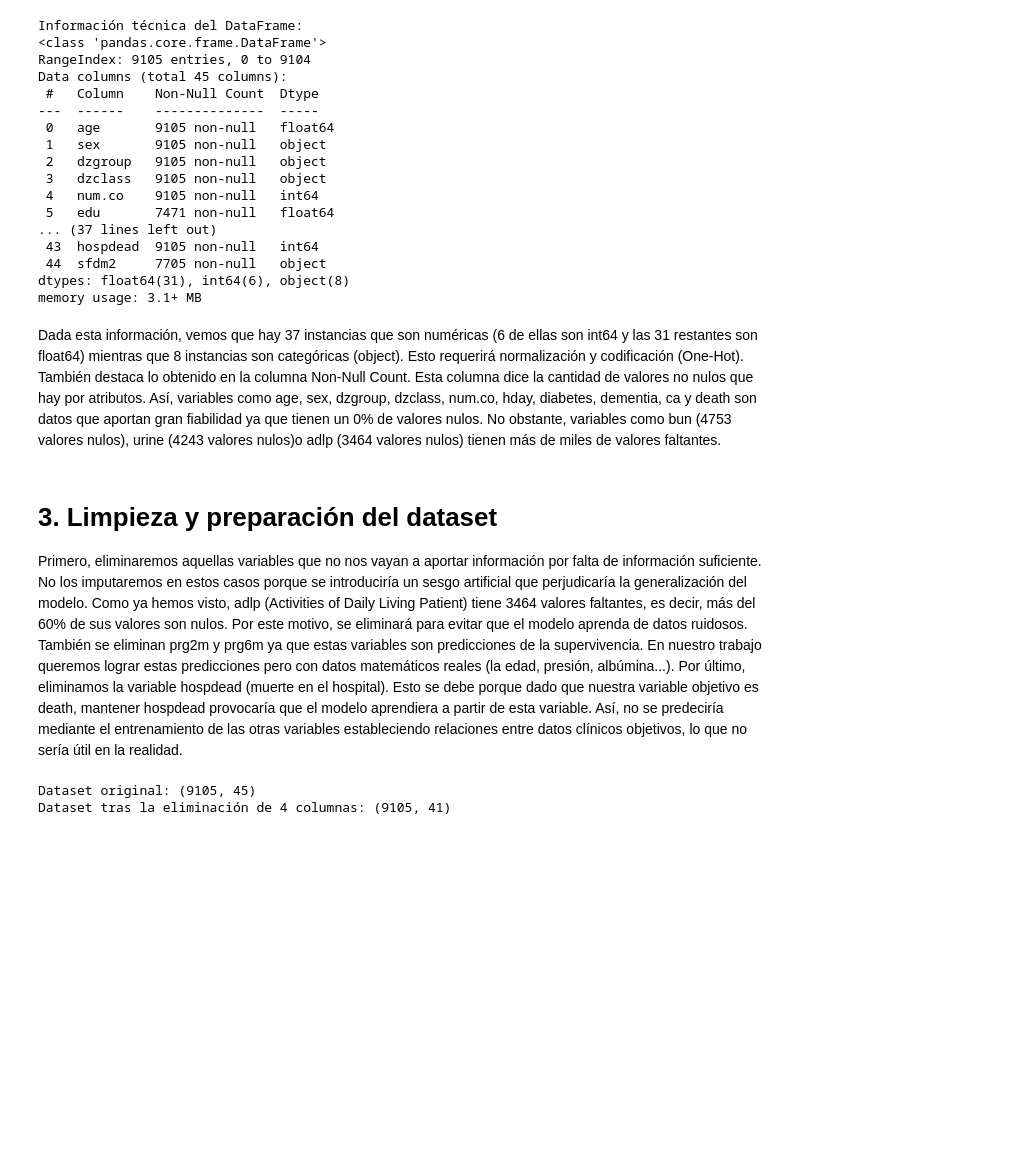
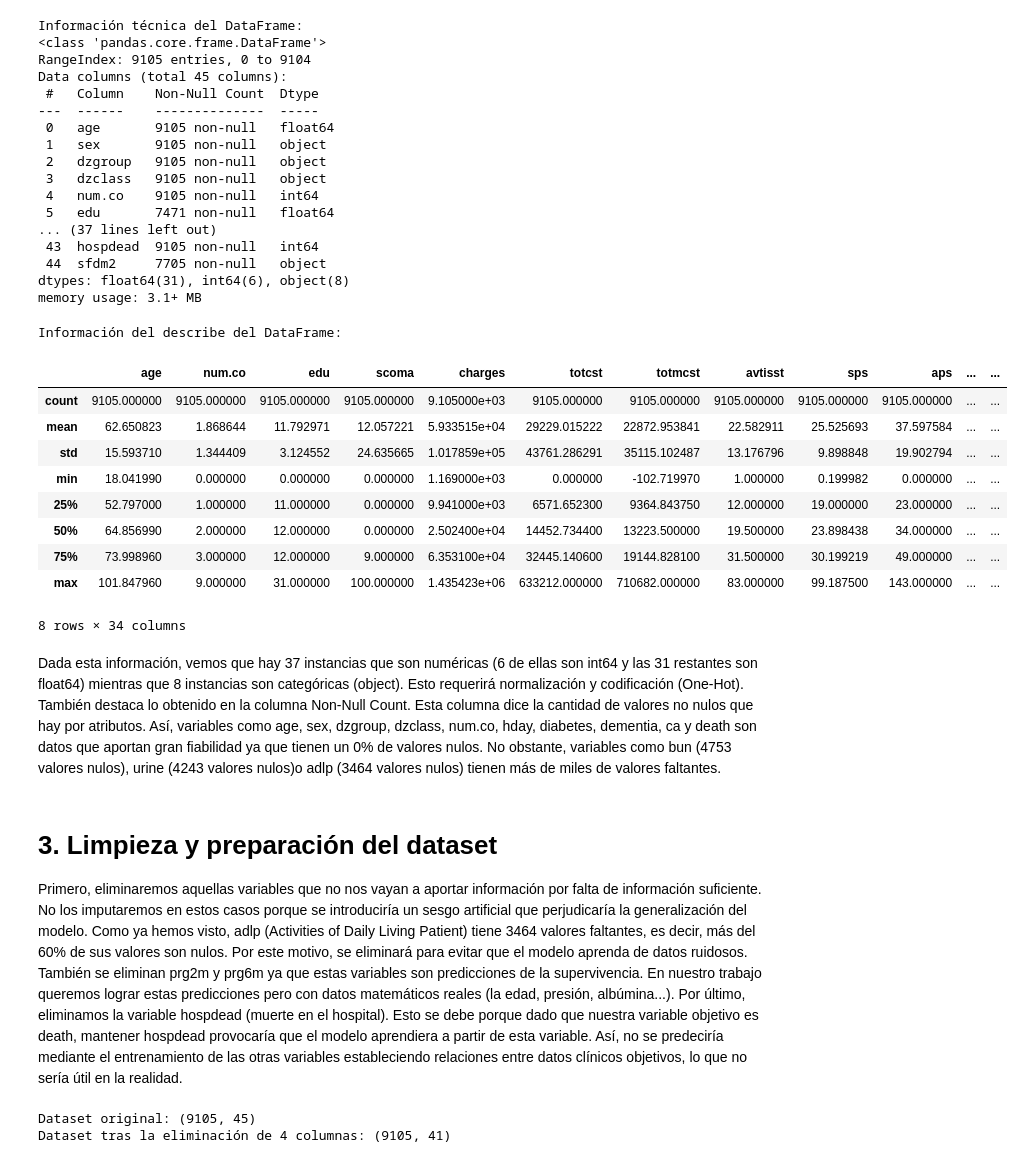
Before and after one commit to nrapun/proyecto_AA, a Jupyter notebook: notebook_proyectoAA.ipynb, the cells around one changed output. Cells and saved outputs as stored; diff of their text form; code cells hidden in the pictures; blank space fills up the shorter version.

```diff
--- a/notebook_proyectoAA.ipynb
+++ b/notebook_proyectoAA.ipynb
@@ -150,11 +155,26 @@ Data columns (total 45 columns):
  44  sfdm2     7705 non-null   object
 dtypes: float64(31), int64(6), object(8)
 memory usage: 3.1+ MB
+# %%
+print("\nInformación del describe del DataFrame:")
+df.describe()
+# %% [output]
+Información del describe del DataFrame:
+|  | age | num.co | edu | scoma | charges | totcst | totmcst | avtisst | sps | aps | ... | ... |
+| count | 9105.000000 | 9105.000000 | 9105.000000 | 9105.000000 | 9.105000e+03 | 9105.000000 | 9105.000000 | 9105.000000 | 9105.000000 | 9105.000000 | ... | ... |
+| mean | 62.650823 | 1.868644 | 11.792971 | 12.057221 | 5.933515e+04 | 29229.015222 | 22872.953841 | 22.582911 | 25.525693 | 37.597584 | ... | ... |
+| std | 15.593710 | 1.344409 | 3.124552 | 24.635665 | 1.017859e+05 | 43761.286291 | 35115.102487 | 13.176796 | 9.898848 | 19.902794 | ... | ... |
+| min | 18.041990 | 0.000000 | 0.000000 | 0.000000 | 1.169000e+03 | 0.000000 | -102.719970 | 1.000000 | 0.199982 | 0.000000 | ... | ... |
+| 25% | 52.797000 | 1.000000 | 11.000000 | 0.000000 | 9.941000e+03 | 6571.652300 | 9364.843750 | 12.000000 | 19.000000 | 23.000000 | ... | ... |
+| 50% | 64.856990 | 2.000000 | 12.000000 | 0.000000 | 2.502400e+04 | 14452.734400 | 13223.500000 | 19.500000 | 23.898438 | 34.000000 | ... | ... |
+| 75% | 73.998960 | 3.000000 | 12.000000 | 9.000000 | 6.353100e+04 | 32445.140600 | 19144.828100 | 31.500000 | 30.199219 | 49.000000 | ... | ... |
+| max | 101.847960 | 9.000000 | 31.000000 | 100.000000 | 1.435423e+06 | 633212.000000 | 710682.000000 | 83.000000 | 99.187500 | 143.000000 | ... | ... |
+8 rows × 34 columns
 # %% [markdown]
 Dada esta información, vemos que hay 37 instancias que son numéricas (6 de ellas son int64 y las 31 restantes son float64) mientras que 8 instancias son categóricas (object). Esto requerirá normalización y codificación (One-Hot).
 También destaca lo obtenido en la columna Non-Null Count. Esta columna dice la cantidad de valores no nulos que hay por atributos. Así, variables como age, sex, dzgroup, dzclass, num.co, hday, diabetes, dementia, ca y death son datos que aportan gran fiabilidad ya que tienen un 0% de valores nulos. No obstante, variables como bun (4753 valores nulos), urine (4243 valores nulos)o adlp (3464 valores nulos) tienen más de miles de valores faltantes.
 # %% [markdown]
-# 3. Limpieza y preparación del dataset
+# **3. Limpieza y preparación del dataset**
 
 Primero, eliminaremos aquellas variables que no nos vayan a aportar información por falta de información suficiente. No los imputaremos en estos casos porque se introduciría un sesgo artificial que perjudicaría la generalización del modelo.
 Como ya hemos visto, adlp (Activities of Daily Living Patient) tiene 3464 valores faltantes, es decir, más del 60% de sus valores son nulos. Por este motivo, se eliminará para evitar que el modelo aprenda de datos ruidosos.
```
Also changed, not shown: parts of 79 cells of this notebook.
